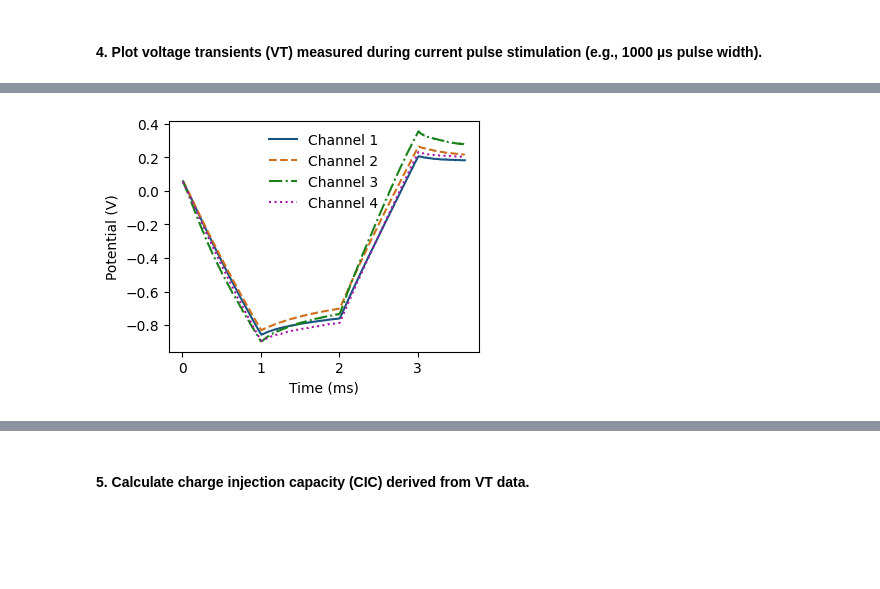
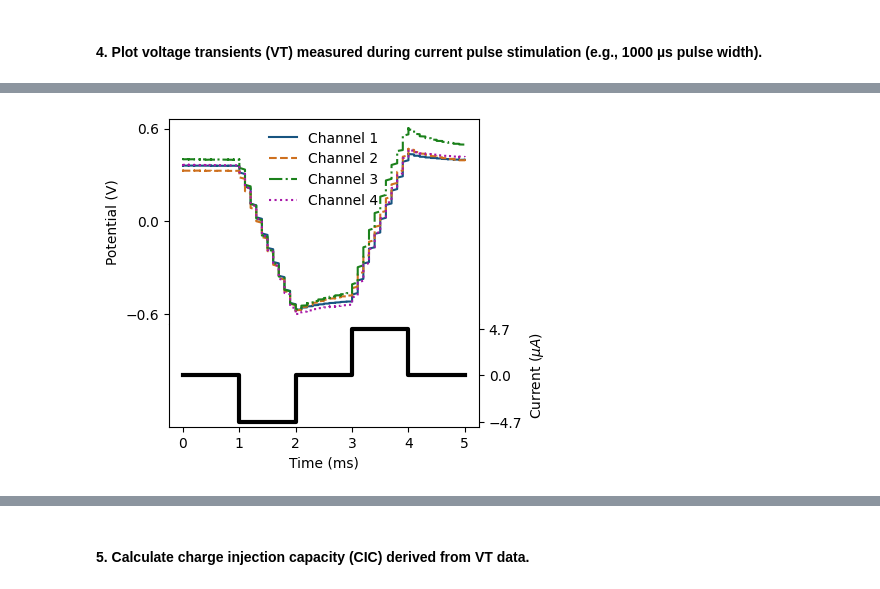
Before and after one commit to mohammadmundiwala/Flexible-Electronics, a Jupyter notebook: lab-1/data_analysis.ipynb, the cells around one changed output, grey strips where cells are left out. Saved outputs shown, nothing was run; the diff lists cells and outputs as text; code cells hidden in the pictures; blank space fills up the shorter version.

Commit message:
removed bad plots, improved vt plots

```diff
--- a/lab-1/data_analysis.ipynb
+++ b/lab-1/data_analysis.ipynb
@@ -222,17 +193,33 @@ plt.show()
 # %%
 # more informative vt plots ## jk lol transients are not looking like the paper idk
 # plot on the same plot
-fig = plt.figure(figsize=(4, 3))
-axes = fig.add_subplot(111)
-axes.plot(cic_c1['Time/sec'][0:360] * 1e3, cic_c1[' Potential/V'][0:360], label='Channel 1', color=colors[0], linestyle=linestyles[0])
-axes.plot(cic_c2['Time/sec'][0:360] * 1e3, cic_c2[' Potential/V'][0:360], label='Channel 2', color=colors[1], linestyle=linestyles[1])
-axes.plot(cic_c3['Time/sec'][0:360] * 1e3, cic_c3[' Potential/V'][0:360], label='Channel 3', color=colors[2], linestyle=linestyles[2])
-axes.plot(cic_c4['Time/sec'][0:360] * 1e3, cic_c4[' Potential/V'][0:360], label='Channel 4', color=colors[3], linestyle=linestyles[3])
-axes.set_xlabel('Time (ms)')
-axes.set_ylabel('Potential (V)')
-axes.legend(frameon=False)
+fig, (ax1, ax2) = plt.subplots(2,1, figsize=(4, 4), sharex=True, gridspec_kw={'height_ratios': [2, 1],
+                                                                                'hspace': 0})
+start = 31_100
+end  = 31_600
+ax1.plot(cic_c1['Time/sec'][start:end] * 1e3, cic_c1[' Potential/V'][start:end], label='Channel 1', color=colors[0], linestyle=linestyles[0])
+ax1.plot(cic_c2['Time/sec'][start:end] * 1e3, cic_c2[' Potential/V'][start:end], label='Channel 2', color=colors[1], linestyle=linestyles[1])
+ax1.plot(cic_c3['Time/sec'][start:end] * 1e3, cic_c3[' Potential/V'][start:end], label='Channel 3', color=colors[2], linestyle=linestyles[2])
+ax1.plot(cic_c4['Time/sec'][start:end] * 1e3, cic_c4[' Potential/V'][start:end], label='Channel 4', color=colors[3], linestyle=linestyles[3])
+ax1.set_ylabel('Potential (V)')
+ax1.set_yticks([-0.6, 0, 0.6])
+ax1.legend(frameon=False, fontsize=10, )
+ax1.spines['bottom'].set_visible(False)
+
+t = np.array([311, 312, 313, 314, 315, 316])  # ms
+I = np.array([0, -4.7, 0, 4.7, 0, 0]) # example
+ax2.step(t, I, where='post', color='k', linewidth=3)
+ax2.set_xlabel('Time (ms)')
+ax2.set_ylabel(r'Current ($\mu A$)')
+ax2.yaxis.tick_right()
+ax2.yaxis.set_label_position("right")
+# ax2.set_ylim(-8.3, 8.3)
+ax2.set_yticks([-4.7, 0, 4.7])
+ax2.set_xticklabels([0, 0, 1, 2, 3, 4, 5])
+ax2.spines['top'].set_visible(False)
 plt.show()
-# fig.savefig('figs/cic_plot3_v2.pdf', dpi=300, bbox_inches='tight')
+
+# fig.savefig('figs/cic_plot3_v4.pdf', dpi=300, bbox_inches='tight')
 # %% [output]
-[figure, old version]
+[figure, new version]
 # %%
```
Also changed, not shown: parts of 4 cells of this notebook, 1 other file.
